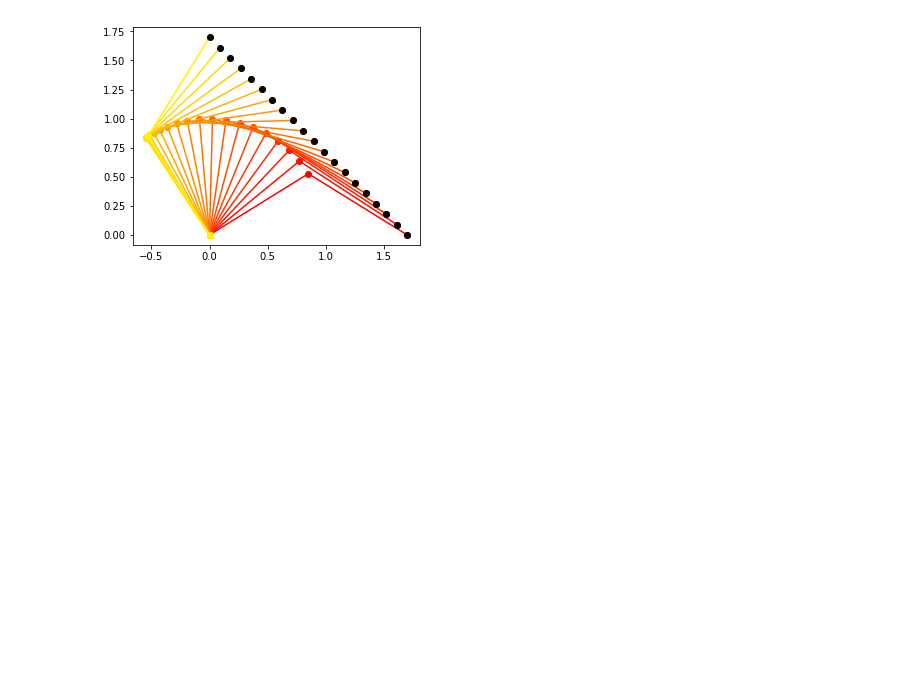
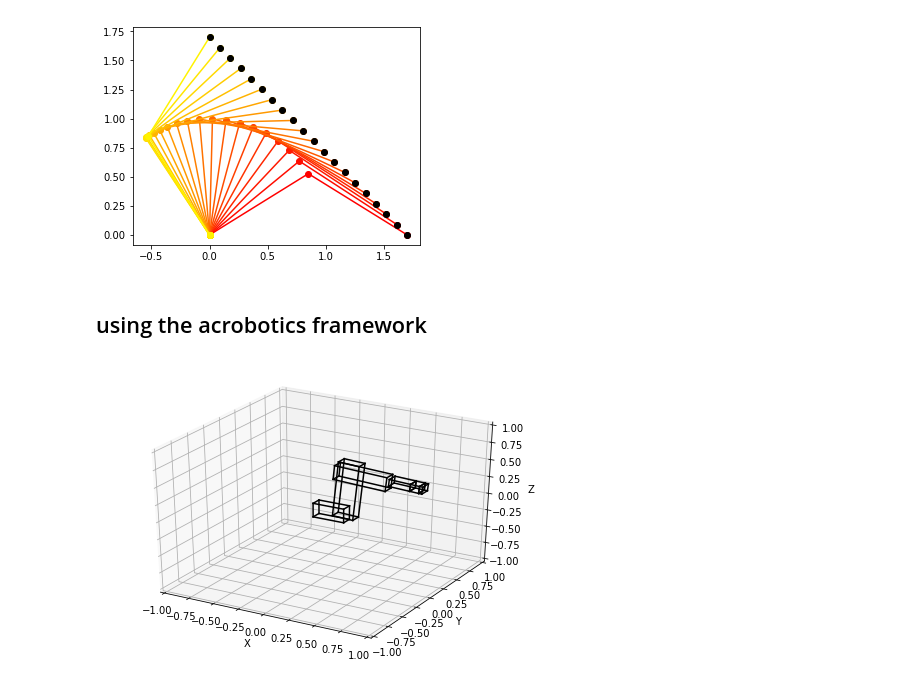
Before and after one commit to JeroenDM/deprecated-acrobotics, a Jupyter notebook: notebooks/path_following_2r.ipynb, the cells around one changed output. Drawn from its saved outputs; the diff is of its cells as text; code cells hidden in the pictures; blank space fills up the shorter version.

```diff
--- a/notebooks/path_following_2r.ipynb
+++ b/notebooks/path_following_2r.ipynb
@@ -65,3 +65,5 @@ ax.plot(x_p, y_p, 'ko')
 ax.set_aspect('equal')
 # %% [output]
 [figure]
+# %% [markdown]
+## using the acrobotics framework
@@ -67,0 +73,7 @@ ax.set_aspect('equal')
+# %%
+robot = Kuka()
+# %%
+fig, ax = get_default_axes3d()
+robot.plot(ax, [0, 1.5, 0, 0, 0, 0], c='k')
+# %% [output]
+[figure, added]
```
Also changed, not shown: parts of 1 cell of this notebook, 1 other file.
